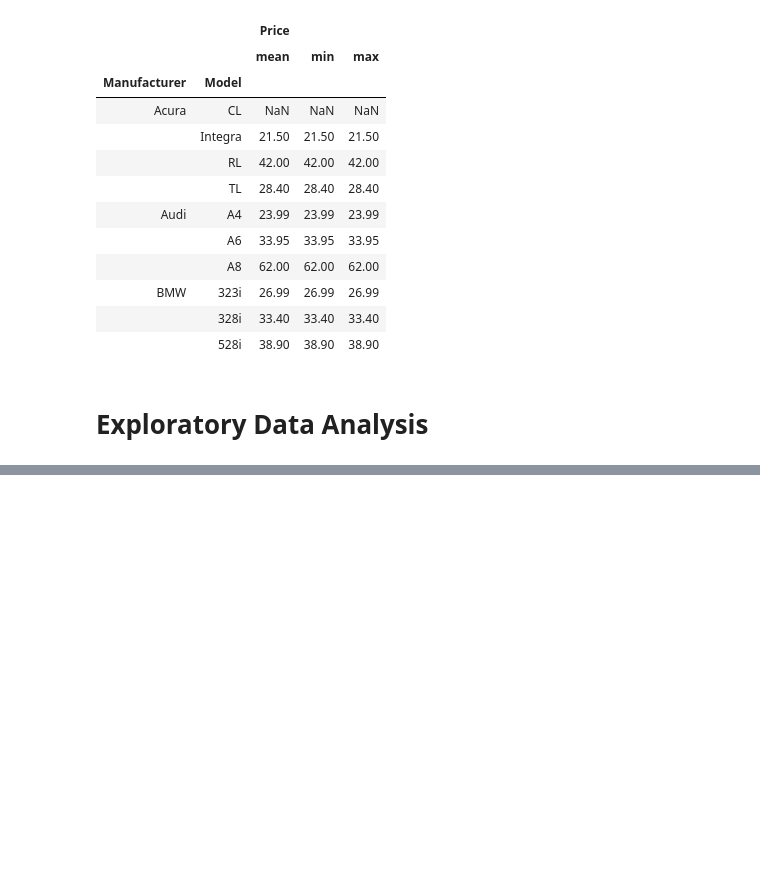
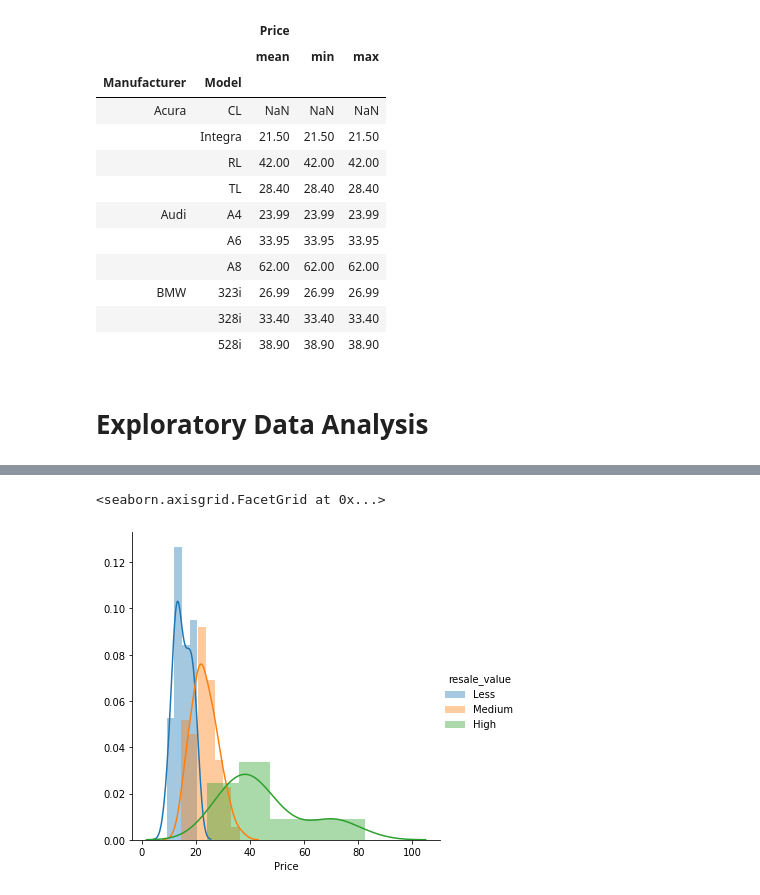
Before and after one commit to abhilashhn1993/Project-Gorilla, a Jupyter notebook: Code/Exploratory Data Analysis.ipynb, the cells around one changed output, grey strips where cells are left out. Cells and saved outputs as stored; diff of their text form; code cells hidden in the pictures; blank space fills up the shorter version.

```diff
--- a/Code/Exploratory Data Analysis.ipynb
+++ b/Code/Exploratory Data Analysis.ipynb
@@ -356,0 +387,5 @@ np.std(df.Age)
+# %%
+sns.FacetGrid(df, hue="resale_value", size=5).map(sns.distplot,"Price").add_legend()
+# %% [output]
+<seaborn.axisgrid.FacetGrid at 0x...>
+[figure, added]
```
Also changed, not shown: parts of 52 cells of this notebook.
